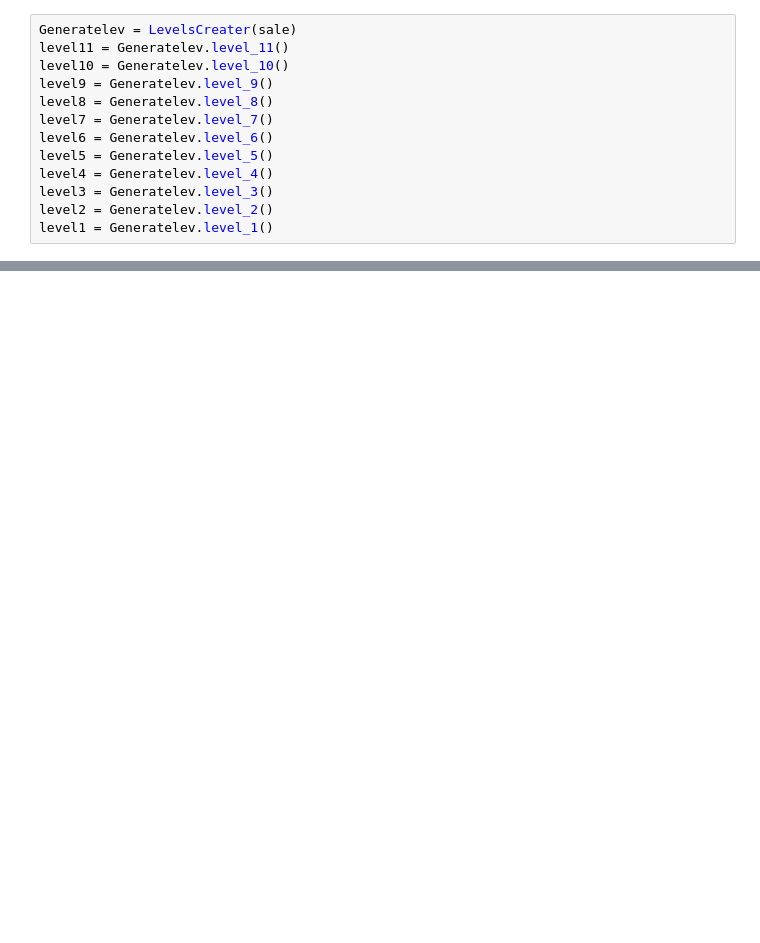
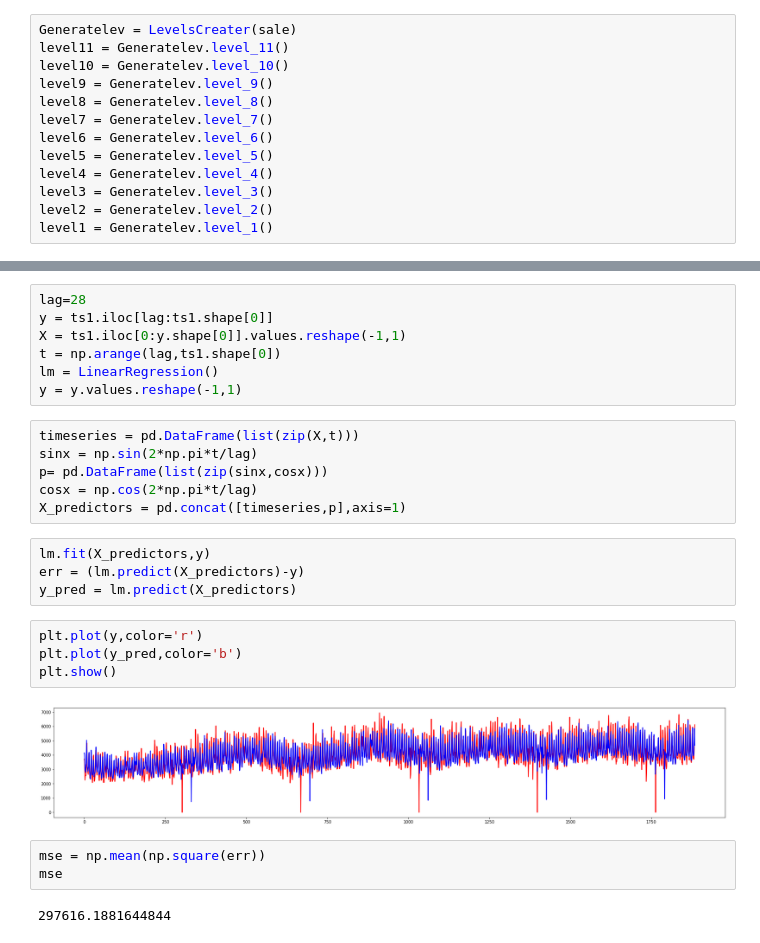
Before and after one commit to sujalbhavsar16/m5vtmechcrew, a Jupyter notebook: Aggregation.ipynb, the cells around one changed output, grey strips where cells are left out. Cells and saved outputs as stored; diff of their text form; blank space fills up the shorter version.

```diff
--- a/Aggregation.ipynb
+++ b/Aggregation.ipynb
@@ -78,0 +79,28 @@ list
+# %%
+lag=28
+y = ts1.iloc[lag:ts1.shape[0]]
+X = ts1.iloc[0:y.shape[0]].values.reshape(-1,1)
+t = np.arange(lag,ts1.shape[0])
+lm = LinearRegression()
+y = y.values.reshape(-1,1)
+# %%
+timeseries = pd.DataFrame(list(zip(X,t)))
+sinx = np.sin(2*np.pi*t/lag)
+p= pd.DataFrame(list(zip(sinx,cosx)))
+cosx = np.cos(2*np.pi*t/lag)
+X_predictors = pd.concat([timeseries,p],axis=1)
+# %%
+lm.fit(X_predictors,y)
+err = (lm.predict(X_predictors)-y)
+y_pred = lm.predict(X_predictors)
+# %%
+plt.plot(y,color='r')
+plt.plot(y_pred,color='b')
+plt.show()
+# %% [output]
+[figure, added]
+# %%
+mse = np.mean(np.square(err))
+mse
+# %% [output]
+297616.1881644844
```
Also changed, not shown: parts of 7 cells of this notebook.
